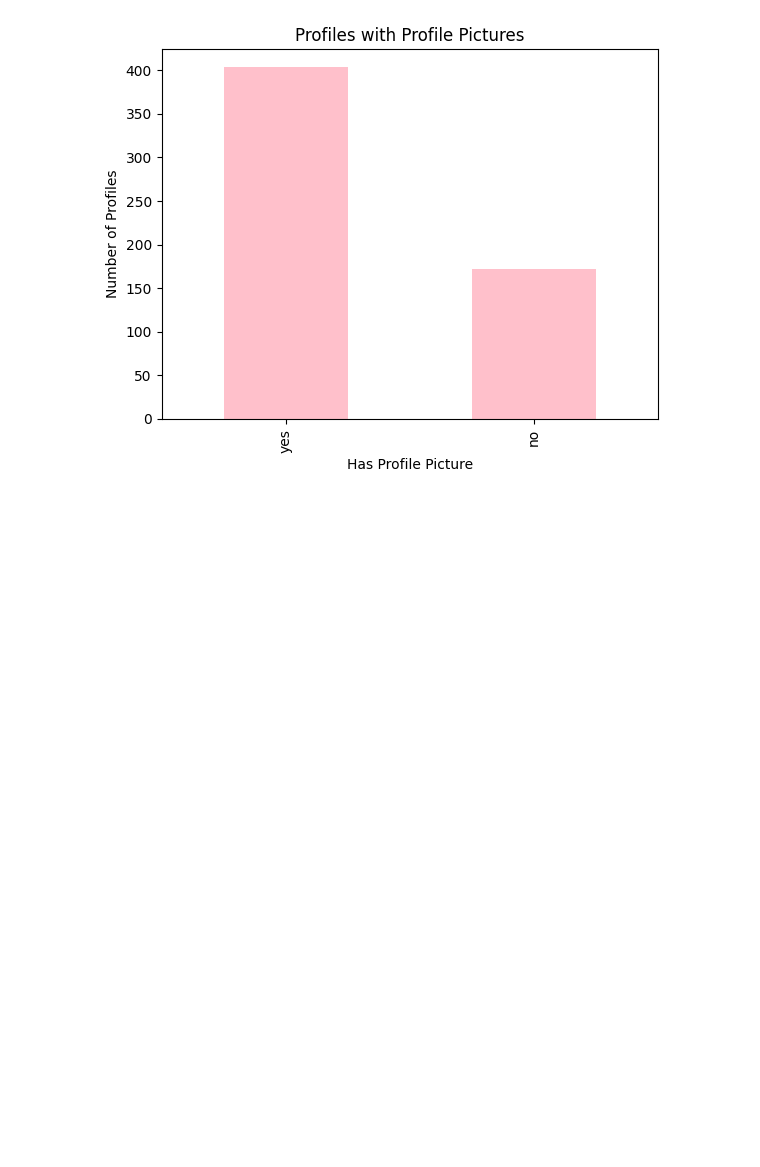
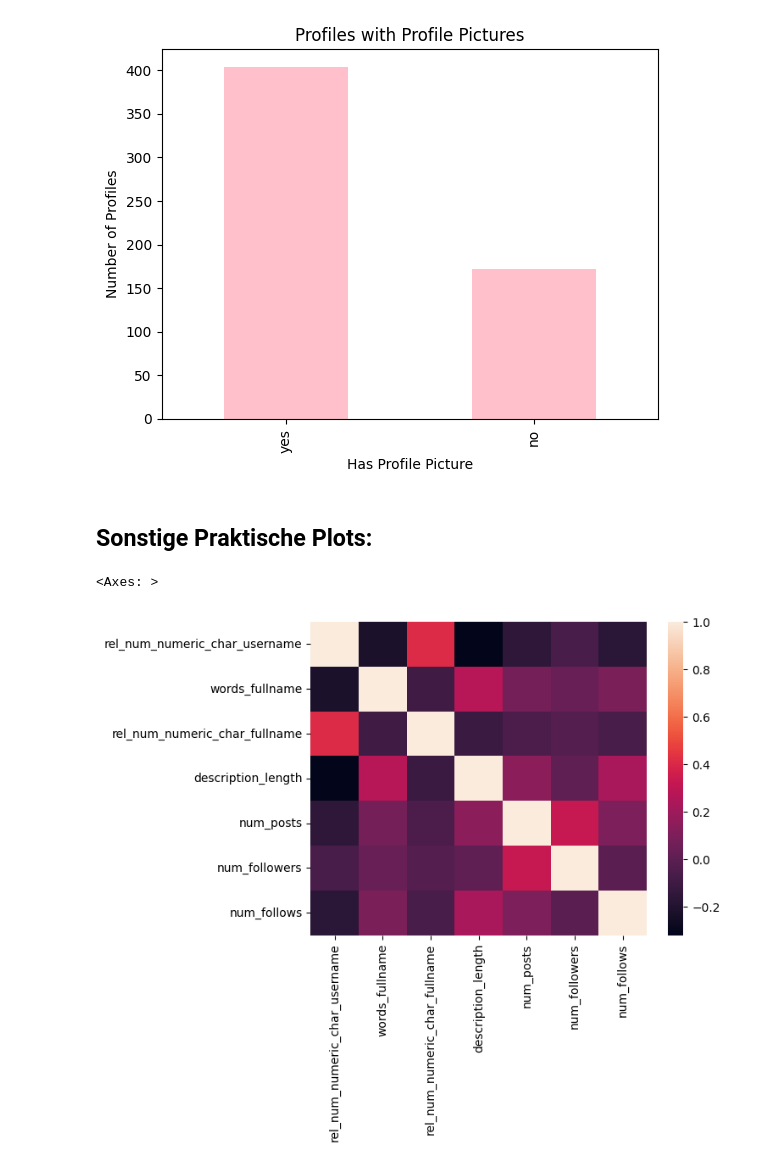
Before and after one commit to leaannadsr/data-science-SS25, a Jupyter notebook: code/lektion_02.ipynb, the cells around one changed output. Saved outputs shown, nothing was run; the diff lists cells and outputs as text; code cells hidden in the pictures; blank space fills up the shorter version.

```diff
--- a/code/lektion_02.ipynb
+++ b/code/lektion_02.ipynb
@@ -346,3 +346,5 @@ data["profile_pic"].value_counts().plot(
 # %% [output]
 <Axes: title={'center': 'Profiles with Profile Pictures'}, xlabel='Has Profile Picture', ylabel='Number of Profiles'>
 [figure]
+# %% [markdown]
+## Sonstige Praktische Plots:
@@ -348,0 +353,7 @@ data["profile_pic"].value_counts().plot(
+# %%
+heatmap(
+    data.select_dtypes(include="number").corr(),
+    )
+# %% [output]
+<Axes: >
+[figure, added]
```
Also changed, not shown: parts of 4 cells of this notebook.
